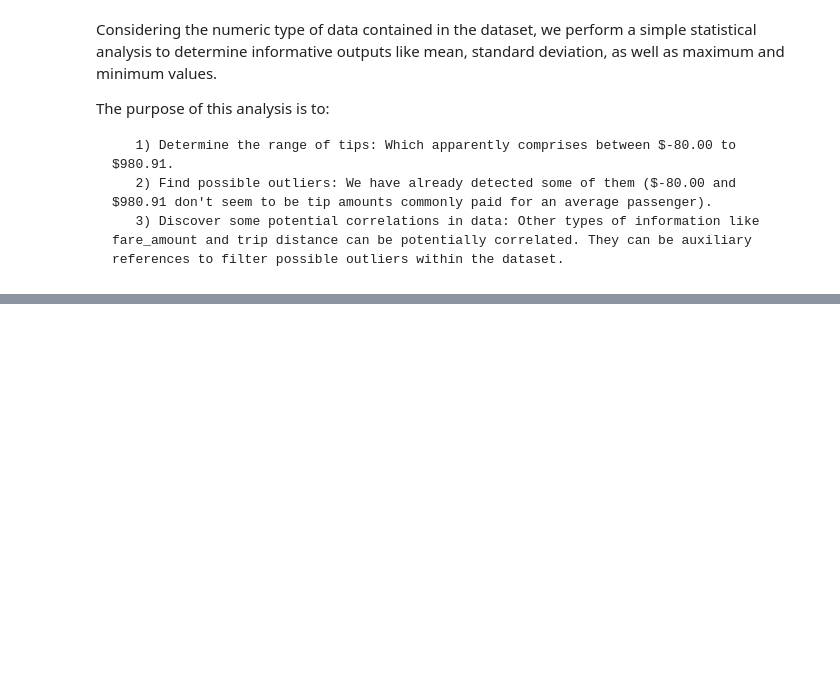
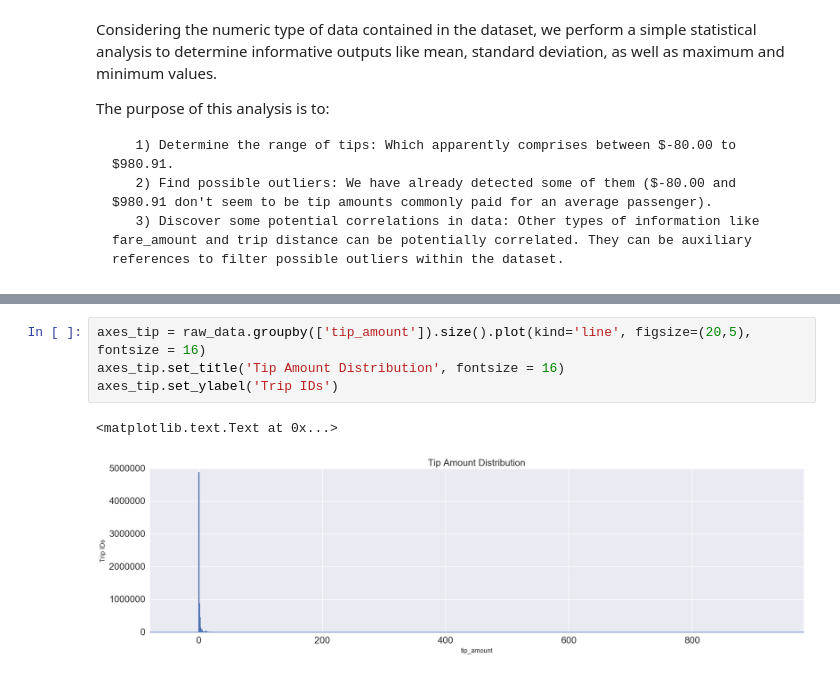
Before and after one commit to Riccocez/NYC-Taxi-Tips, a Jupyter notebook: 1. Analysis & Planning Stage.ipynb, the cells around one changed output, grey strips where cells are left out. Saved outputs shown, nothing was run; the diff lists cells and outputs as text; blank space fills up the shorter version.

```diff
--- a/1. Analysis & Planning Stage.ipynb
+++ b/1. Analysis & Planning Stage.ipynb
@@ -181,0 +139,7 @@ len(data_filter_3)
+# %%
+axes_tip = raw_data.groupby(['tip_amount']).size().plot(kind='line', figsize=(20,5), fontsize = 16)
+axes_tip.set_title('Tip Amount Distribution', fontsize = 16)
+axes_tip.set_ylabel('Trip IDs')
+# %% [output]
+<matplotlib.text.Text at 0x...>
+[figure, added]
```
Also changed, not shown: parts of 69 cells of this notebook.
